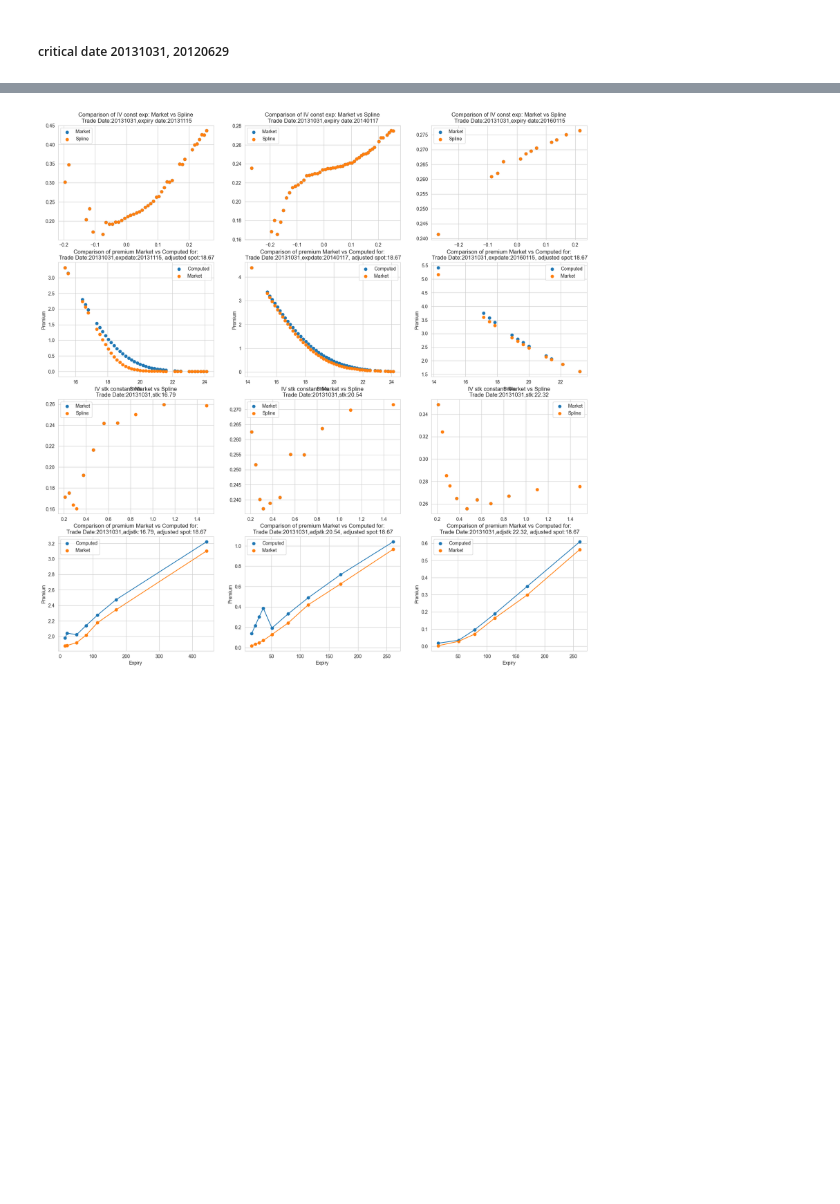
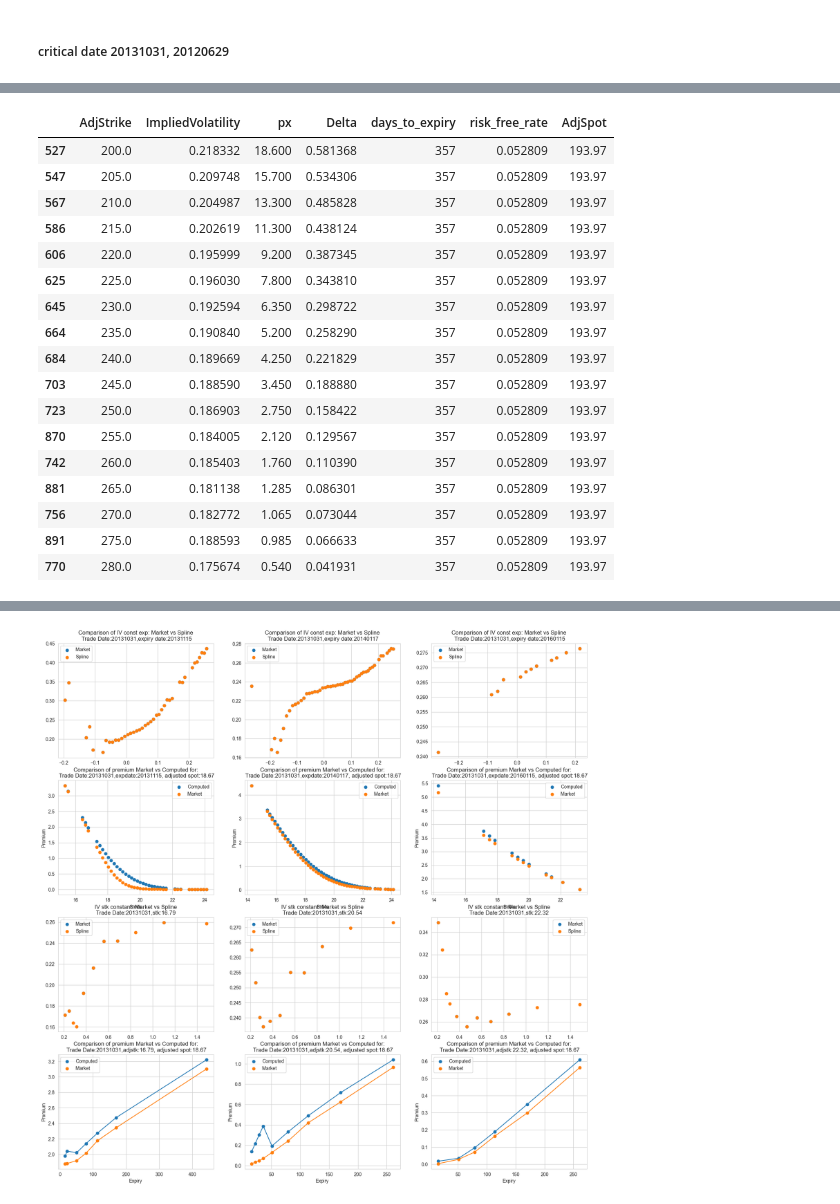
Before and after one commit to UniAnlxnshyam/Options, a Jupyter notebook: test.ipynb, the cells around one changed output, grey strips where cells are left out. Cells and saved outputs as stored; diff of their text form; code cells hidden in the pictures; blank space fills up the shorter version.

```diff
--- a/test.ipynb
+++ b/test.ipynb
@@ -156 +135,22 @@ sufrace_genrator_b.plot_surface(elev=20,azim=135)
+# %%
+data[data.AdjExpiry==20240621][['AdjStrike','ImpliedVolatility','px','Delta','days_to_expiry','risk_free_rate','AdjSpot']].sort_values(by='AdjStrike')
+# %% [output]
+|  | AdjStrike | ImpliedVolatility | px | Delta | days_to_expiry | risk_free_rate | AdjSpot |
+| 527 | 200.0 | 0.218332 | 18.600 | 0.581368 | 357 | 0.052809 | 193.97 |
+| 547 | 205.0 | 0.209748 | 15.700 | 0.534306 | 357 | 0.052809 | 193.97 |
+| 567 | 210.0 | 0.204987 | 13.300 | 0.485828 | 357 | 0.052809 | 193.97 |
+| 586 | 215.0 | 0.202619 | 11.300 | 0.438124 | 357 | 0.052809 | 193.97 |
+| 606 | 220.0 | 0.195999 | 9.200 | 0.387345 | 357 | 0.052809 | 193.97 |
+| 625 | 225.0 | 0.196030 | 7.800 | 0.343810 | 357 | 0.052809 | 193.97 |
+| 645 | 230.0 | 0.192594 | 6.350 | 0.298722 | 357 | 0.052809 | 193.97 |
+| 664 | 235.0 | 0.190840 | 5.200 | 0.258290 | 357 | 0.052809 | 193.97 |
+| 684 | 240.0 | 0.189669 | 4.250 | 0.221829 | 357 | 0.052809 | 193.97 |
+| 703 | 245.0 | 0.188590 | 3.450 | 0.188880 | 357 | 0.052809 | 193.97 |
+| 723 | 250.0 | 0.186903 | 2.750 | 0.158422 | 357 | 0.052809 | 193.97 |
+| 870 | 255.0 | 0.184005 | 2.120 | 0.129567 | 357 | 0.052809 | 193.97 |
+| 742 | 260.0 | 0.185403 | 1.760 | 0.110390 | 357 | 0.052809 | 193.97 |
+| 881 | 265.0 | 0.181138 | 1.285 | 0.086301 | 357 | 0.052809 | 193.97 |
+| 756 | 270.0 | 0.182772 | 1.065 | 0.073044 | 357 | 0.052809 | 193.97 |
+| 891 | 275.0 | 0.188593 | 0.985 | 0.066633 | 357 | 0.052809 | 193.97 |
+| 770 | 280.0 | 0.175674 | 0.540 | 0.041931 | 357 | 0.052809 | 193.97 |
 # %%
```
Also changed, not shown: parts of 17 cells of this notebook, 3 other files.
